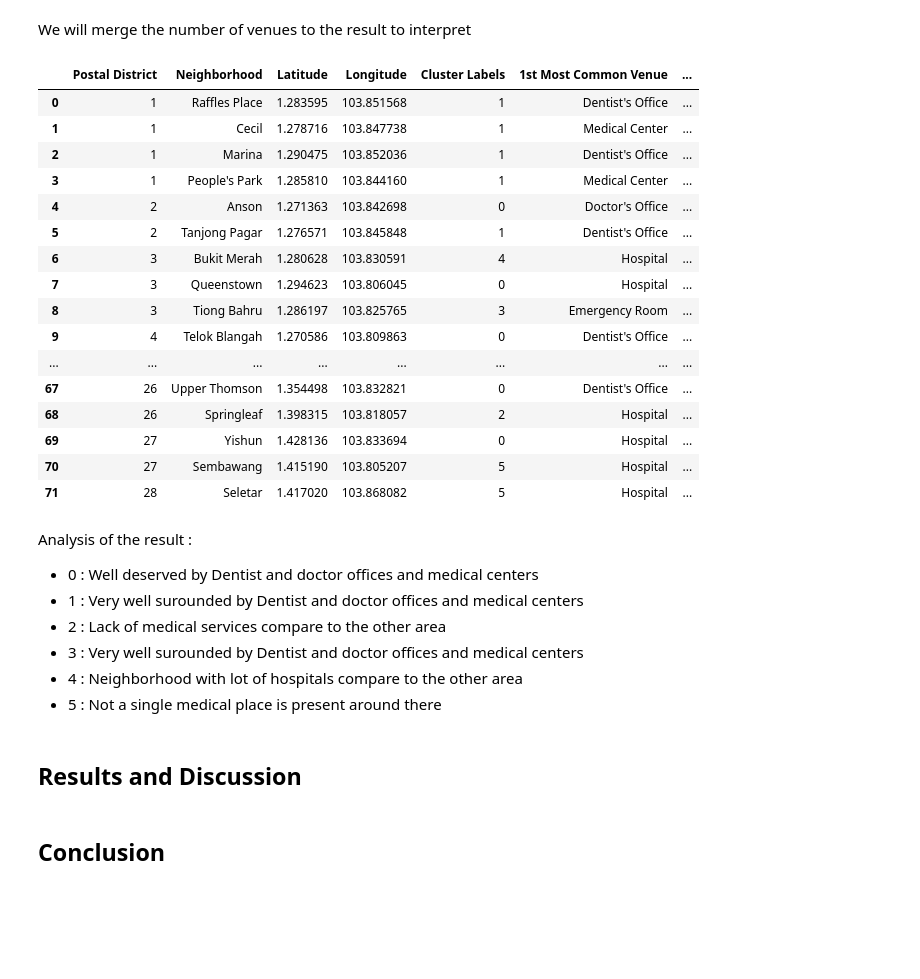
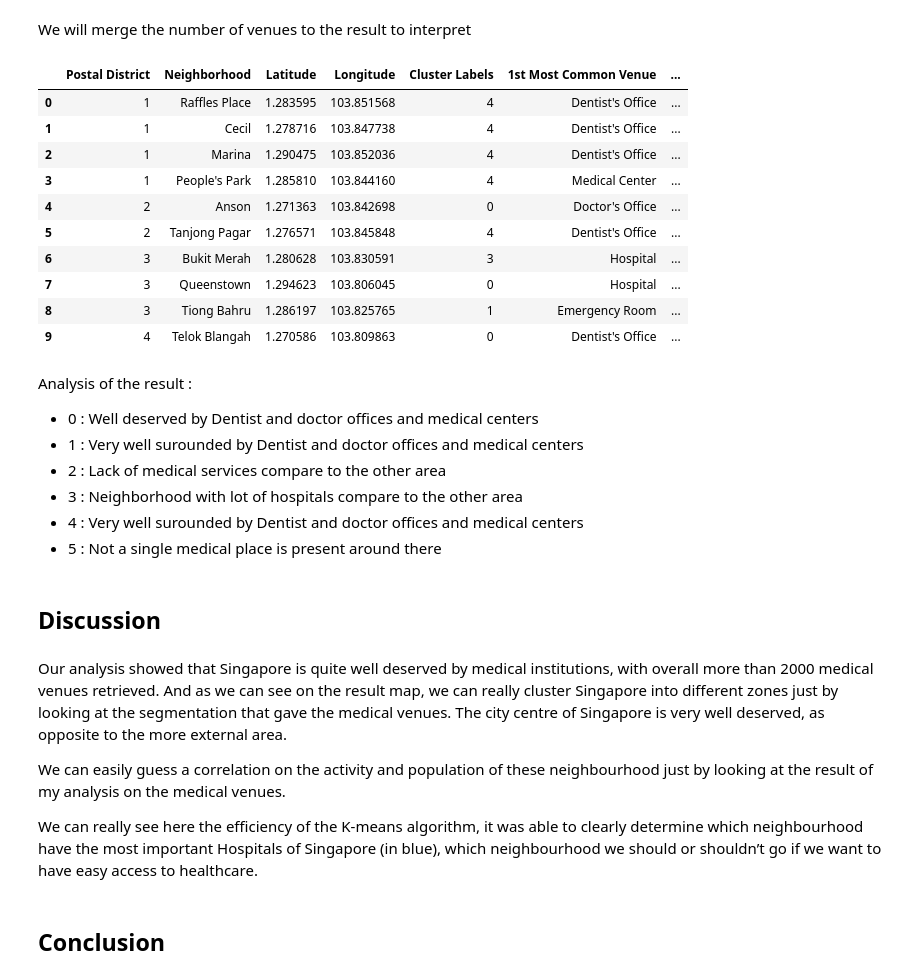
Before and after one commit to Gal711/Coursera_Capstone, a Jupyter notebook: IBM Final project/Capstone Final Project - Doctor in Singapore.ipynb, the cells around one changed output. Cells and saved outputs as stored; diff of their text form; code cells hidden in the pictures; blank space fills up the shorter version.

```diff
--- a/IBM Final project/Capstone Final Project - Doctor in Singapore.ipynb
+++ b/IBM Final project/Capstone Final Project - Doctor in Singapore.ipynb
@@ -532,9 +478,9 @@ for ind in np.arange(num_top_venues):
 
 # create a new dataframe
 neighborhoods_venues_sorted = pd.DataFrame(columns=columns)
-neighborhoods_venues_sorted['Neighborhood'] = med_grouped['Neighborhood']
+neighborhoods_venues_sorted['Neighborhood'] = med_grouped_sum['Neighborhood']
 
-for ind in np.arange(med_grouped.shape[0]):
+for ind in np.arange(med_grouped_sum.shape[0]):
     neighborhoods_venues_sorted.iloc[ind, 1:] = return_most_common_venues(med_grouped_sum_norm.iloc[ind, :], num_top_venues)
 
 neighborhoods_venues_sorted.head()
@@ -639,34 +587,34 @@ map_clusters
 We will merge the number of venues to the result to interpret
 # %%
 medic_singap_merged2 = medic_singap_merged.join(med_grouped_sum.set_index('Neighborhood'), on='Neighborhood')
-medic_singap_merged2
+medic_singap_merged2.head(10)
 # %% [output]
 |  | Postal District | Neighborhood | Latitude | Longitude | Cluster Labels | 1st Most Common Venue | ... |
-| 0 | 1 | Raffles Place | 1.283595 | 103.851568 | 1 | Dentist's Office | ... |
-| 1 | 1 | Cecil | 1.278716 | 103.847738 | 1 | Medical Center | ... |
-| 2 | 1 | Marina | 1.290475 | 103.852036 | 1 | Dentist's Office | ... |
-| 3 | 1 | People's Park | 1.285810 | 103.844160 | 1 | Medical Center | ... |
+| 0 | 1 | Raffles Place | 1.283595 | 103.851568 | 4 | Dentist's Office | ... |
+| 1 | 1 | Cecil | 1.278716 | 103.847738 | 4 | Dentist's Office | ... |
+| 2 | 1 | Marina | 1.290475 | 103.852036 | 4 | Dentist's Office | ... |
+| 3 | 1 | People's Park | 1.285810 | 103.844160 | 4 | Medical Center | ... |
 | 4 | 2 | Anson | 1.271363 | 103.842698 | 0 | Doctor's Office | ... |
-| 5 | 2 | Tanjong Pagar | 1.276571 | 103.845848 | 1 | Dentist's Office | ... |
-| 6 | 3 | Bukit Merah | 1.280628 | 103.830591 | 4 | Hospital | ... |
+| 5 | 2 | Tanjong Pagar | 1.276571 | 103.845848 | 4 | Dentist's Office | ... |
+| 6 | 3 | Bukit Merah | 1.280628 | 103.830591 | 3 | Hospital | ... |
 | 7 | 3 | Queenstown | 1.294623 | 103.806045 | 0 | Hospital | ... |
-| 8 | 3 | Tiong Bahru | 1.286197 | 103.825765 | 3 | Emergency Room | ... |
+| 8 | 3 | Tiong Bahru | 1.286197 | 103.825765 | 1 | Emergency Room | ... |
 | 9 | 4 | Telok Blangah | 1.270586 | 103.809863 | 0 | Dentist's Office | ... |
-| ... | ... | ... | ... | ... | ... | ... | ... |
-| 67 | 26 | Upper Thomson | 1.354498 | 103.832821 | 0 | Dentist's Office | ... |
-| 68 | 26 | Springleaf | 1.398315 | 103.818057 | 2 | Hospital | ... |
-| 69 | 27 | Yishun | 1.428136 | 103.833694 | 0 | Hospital | ... |
-| 70 | 27 | Sembawang | 1.415190 | 103.805207 | 5 | Hospital | ... |
-| 71 | 28 | Seletar | 1.417020 | 103.868082 | 5 | Hospital | ... |
 # %% [markdown]
 Analysis of the result :
 - 0 : Well deserved by Dentist and doctor offices and medical centers
 - 1 : Very well surounded by Dentist and doctor offices and medical centers
 - 2 : Lack of medical services compare to the other area
-- 3 : Very well surounded by Dentist and doctor offices and medical centers
-- 4 : Neighborhood with lot of hospitals compare to the other area
+- 3 : Neighborhood with lot of hospitals compare to the other area
+- 4 : Very well surounded by Dentist and doctor offices and medical centers
 - 5 : Not a single medical place is present around there
 # %% [markdown]
-## Results and Discussion <a name="results"></a>
+## Discussion <a name="results"></a>
+# %% [markdown]
+Our analysis showed that Singapore is quite well deserved by medical institutions, with overall more than 2000 medical venues retrieved. And as we can see on the result map, we can really cluster Singapore into different zones just by looking at the segmentation that gave the medical venues. The city centre of Singapore is very well deserved, as opposite to the more external area.
+
+We can easily guess a correlation on the activity and population of these neighbourhood just by looking at the result of my analysis on the medical venues.
+
+We can really see here the efficiency of the K-means algorithm, it was able to clearly determine which neighbourhood have the most important Hospitals of Singapore (in blue), which neighbourhood we should or shouldn’t go if we want to have easy access to healthcare.
 # %% [markdown]
 ## Conclusion <a name="conclusion"></a>
```
Also changed, not shown: parts of 22 cells of this notebook, 2 other files.
